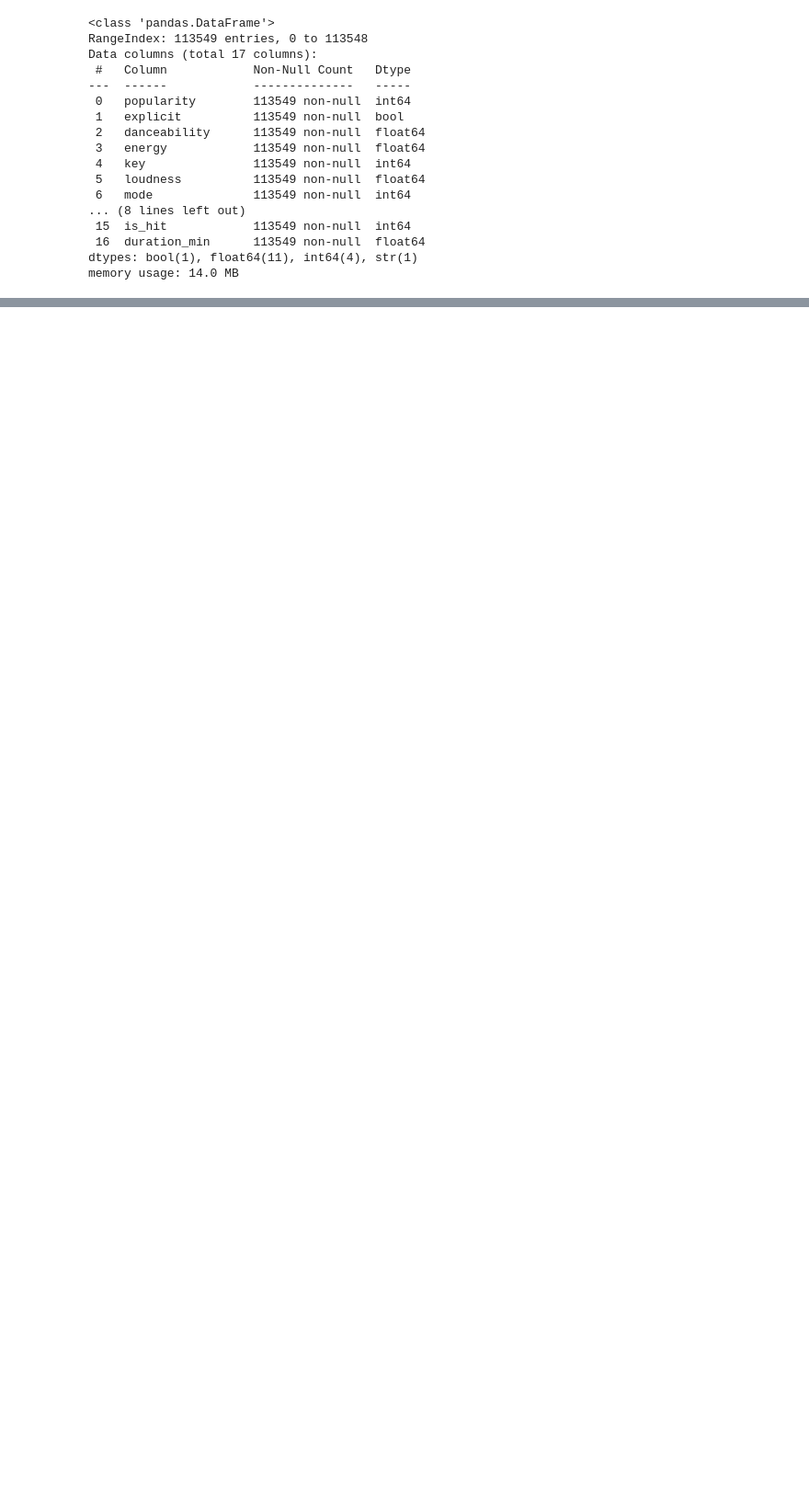
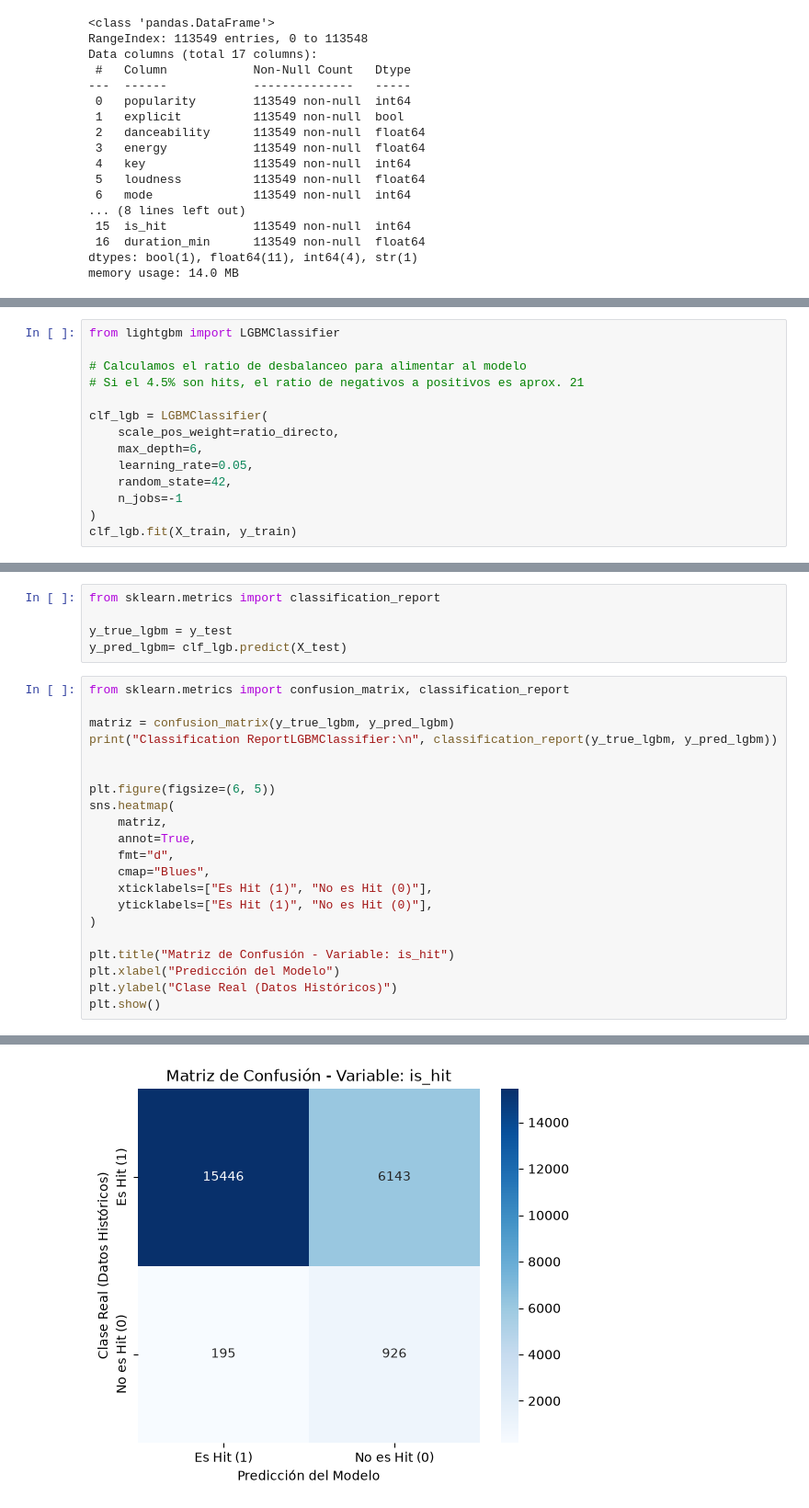
Before and after one commit to JavieraFuenzalidaI/ev2_machine_learning, a Jupyter notebook: notebooks/EvParcial2_MachineLearning_VillegasFuenzalida.ipynb, the cells around one changed output, grey strips where cells are left out. Shown at 92% size. Saved outputs shown, nothing was run; the diff lists cells and outputs as text; blank space fills up the shorter version.

```diff
--- a/notebooks/EvParcial2_MachineLearning_VillegasFuenzalida.ipynb
+++ b/notebooks/EvParcial2_MachineLearning_VillegasFuenzalida.ipynb
@@ -148,0 +310,14 @@ memory usage: 14.0 MB
+# %%
+from lightgbm import LGBMClassifier
+
+# Calculamos el ratio de desbalanceo para alimentar al modelo
+# Si el 4.5% son hits, el ratio de negativos a positivos es aprox. 21
+
+clf_lgb = LGBMClassifier(
+    scale_pos_weight=ratio_directo,
+    max_depth=6,
+    learning_rate=0.05,
+    random_state=42,
+    n_jobs=-1
+)
+clf_lgb.fit(X_train, y_train)
@@ -148,0 +335,27 @@ memory usage: 14.0 MB
+# %%
+from sklearn.metrics import classification_report
+
+y_true_lgbm = y_test
+y_pred_lgbm= clf_lgb.predict(X_test)
+# %%
+from sklearn.metrics import confusion_matrix, classification_report
+
+matriz = confusion_matrix(y_true_lgbm, y_pred_lgbm)
+print("Classification ReportLGBMClassifier:\n", classification_report(y_true_lgbm, y_pred_lgbm))
+
+
+plt.figure(figsize=(6, 5))
+sns.heatmap(
+    matriz,
+    annot=True,
+    fmt="d",
+    cmap="Blues",
+    xticklabels=["Es Hit (1)", "No es Hit (0)"],
+    yticklabels=["Es Hit (1)", "No es Hit (0)"],
+)
+
+plt.title("Matriz de Confusión - Variable: is_hit")
+plt.xlabel("Predicción del Modelo")
+plt.ylabel("Clase Real (Datos Históricos)")
+plt.show()
+# %% [output]
@@ -148,0 +371 @@ memory usage: 14.0 MB
+[figure, added]
```
Also changed, not shown: parts of 34 cells of this notebook, 1 other file.
